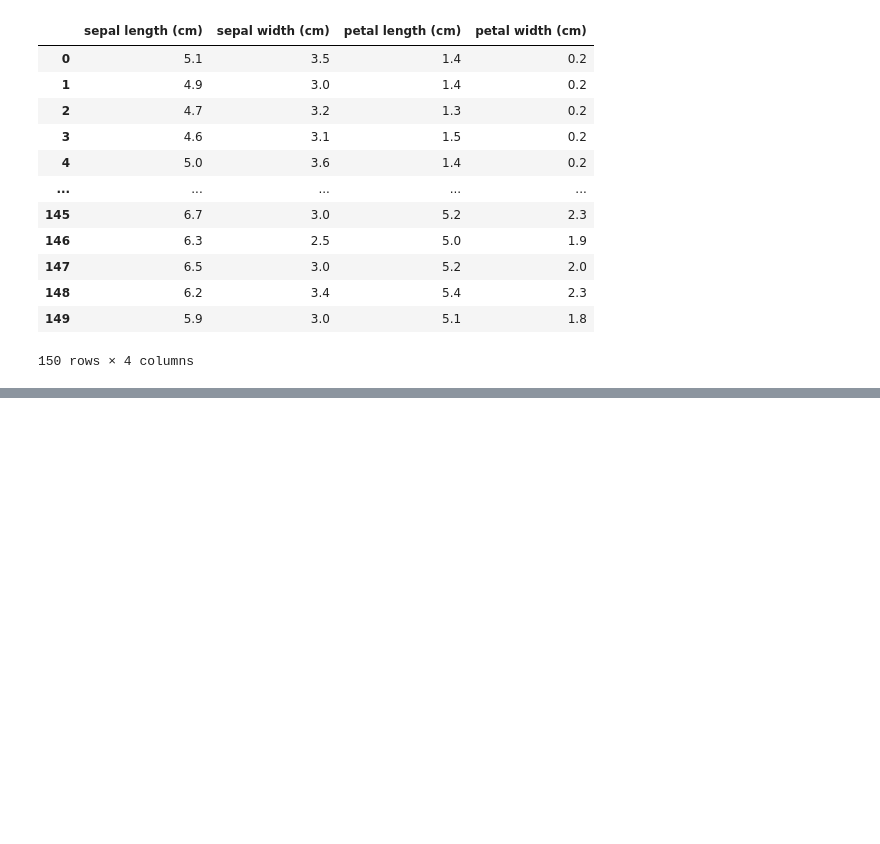
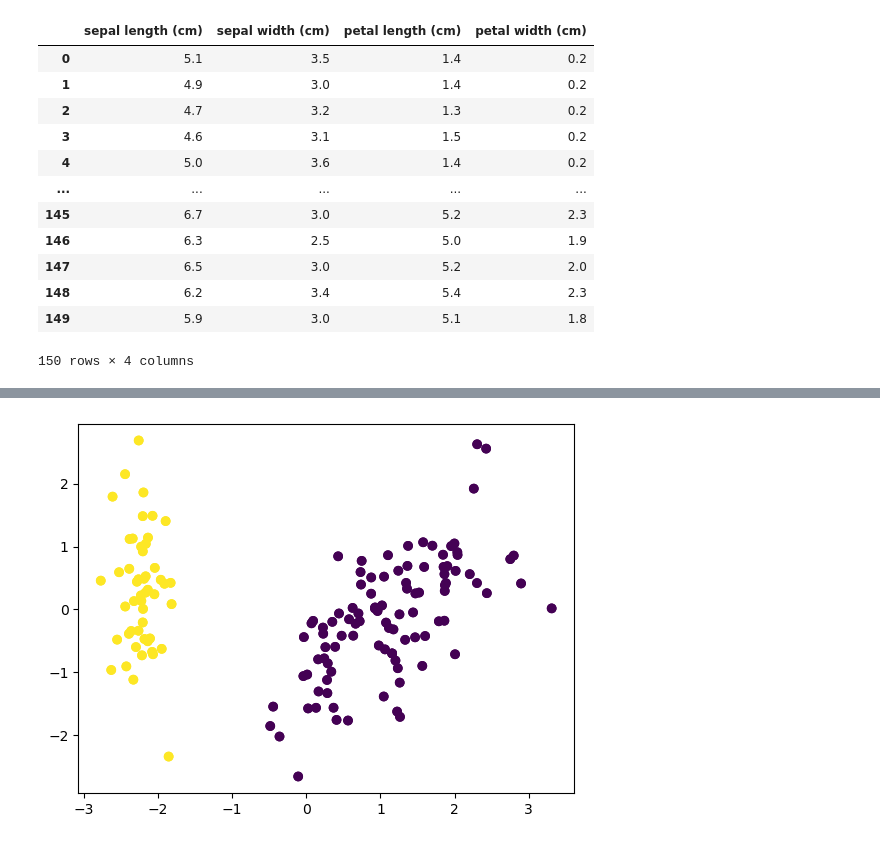
Before and after one commit to ajai-motta/PCA, a Jupyter notebook: algomerative.ipynb, the cells around one changed output, grey strips where cells are left out. Cells and saved outputs as stored; diff of their text form; code cells hidden in the pictures; blank space fills up the shorter version.

```diff
--- a/algomerative.ipynb
+++ b/algomerative.ipynb
@@ -63,0 +110,3 @@ iris_df
+# %%
+from sklearn.cluster import AgglomerativeClustering
+clustering=AgglomerativeClustering(n_clusters=2,metric='euclidean',linkage='ward')
@@ -63,0 +117,5 @@ iris_df
+# %%
+plt.scatter(reduced_iris[:,0],reduced_iris[:,1],c=clustering.labels_)
+plt.show()
+# %% [output]
+[figure, added]
```
Also changed, not shown: parts of 9 cells of this notebook, 1 other file.
